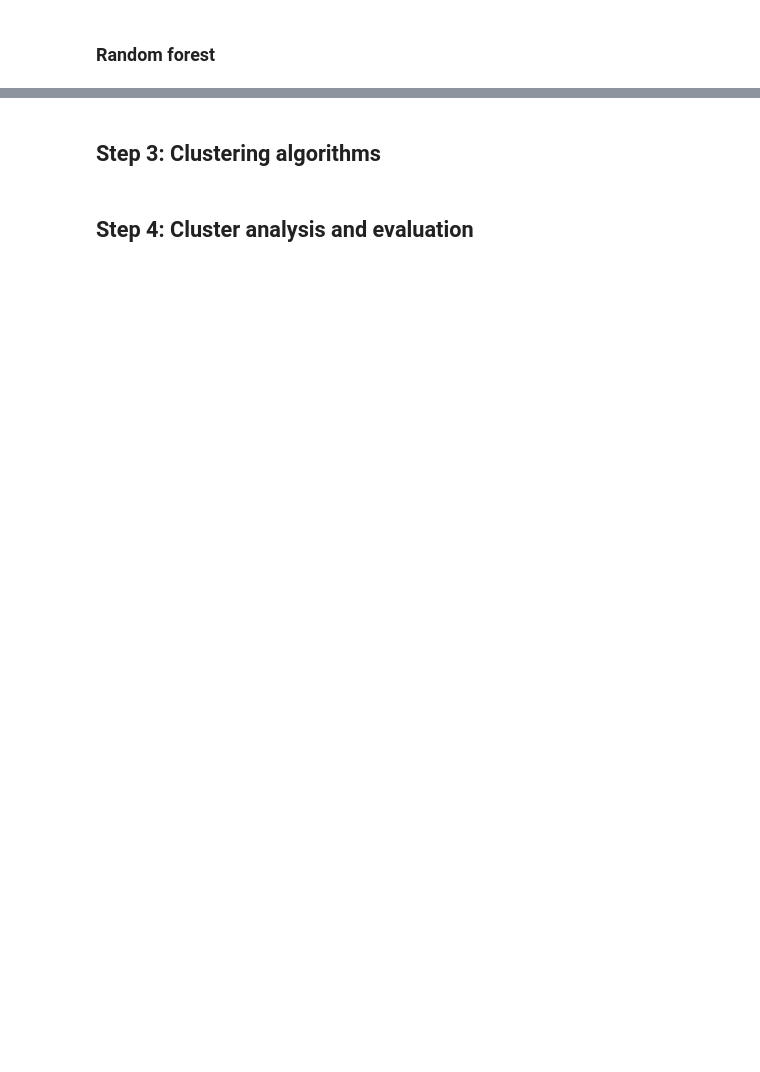
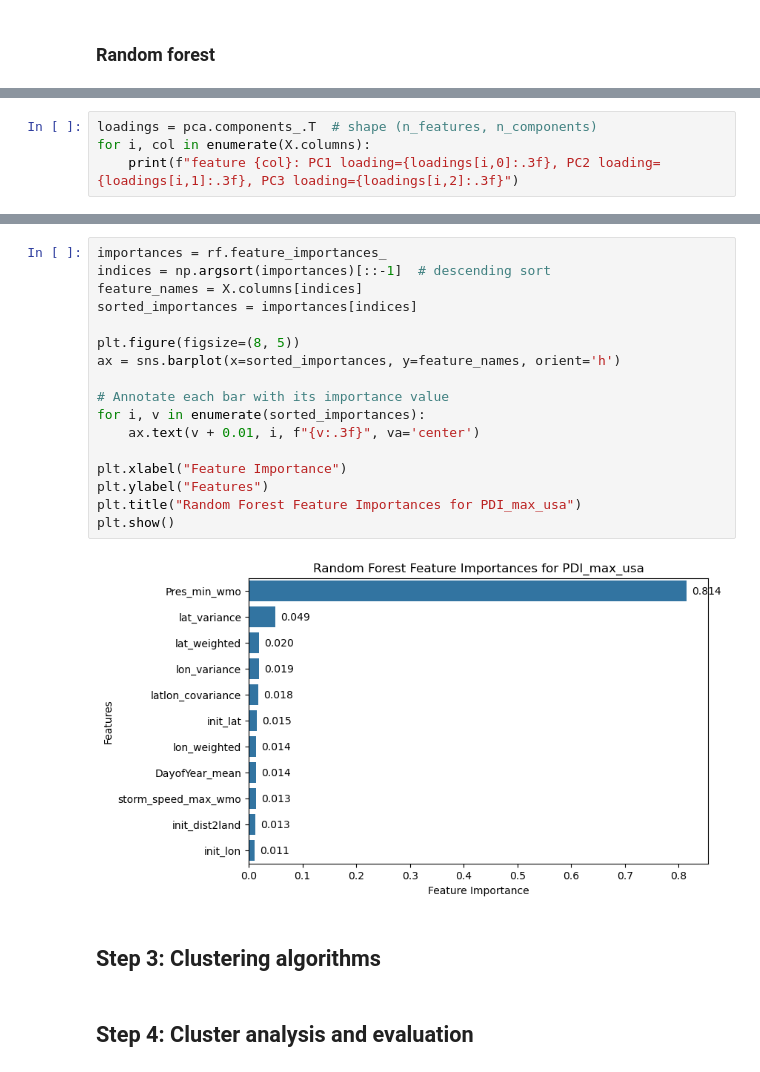
Before and after one commit to catlyu/climate_prediction_project1, a Jupyter notebook: Project1_final_code.ipynb, the cells around one changed output, grey strips where cells are left out. Cells and saved outputs as stored; diff of their text form; blank space fills up the shorter version.

```diff
--- a/Project1_final_code.ipynb
+++ b/Project1_final_code.ipynb
@@ -47,0 +299,4 @@ vars_storms_df = pd.read_csv('Storm_Vars_Storm.csv')
+# %%
+loadings = pca.components_.T  # shape (n_features, n_components)
+for i, col in enumerate(X.columns):
+    print(f"feature {col}: PC1 loading={loadings[i,0]:.3f}, PC2 loading={loadings[i,1]:.3f}, PC3 loading={loadings[i,2]:.3f}")
@@ -48,3 +315,22 @@ vars_storms_df = pd.read_csv('Storm_Vars_Storm.csv')
+# %%
+importances = rf.feature_importances_
+indices = np.argsort(importances)[::-1]  # descending sort
+feature_names = X.columns[indices]
+sorted_importances = importances[indices]
+
+plt.figure(figsize=(8, 5))
+ax = sns.barplot(x=sorted_importances, y=feature_names, orient='h')
+
+# Annotate each bar with its importance value
+for i, v in enumerate(sorted_importances):
+    ax.text(v + 0.01, i, f"{v:.3f}", va='center')
+
+plt.xlabel("Feature Importance")
+plt.ylabel("Features")
+plt.title("Random Forest Feature Importances for PDI_max_usa")
+plt.show()
+# %% [output]
+[figure, added]
 # %% [markdown]
 ## Step 3: Clustering algorithms
 # %% [markdown]
```
Also changed, not shown: parts of 28 cells of this notebook, 2 other files.
